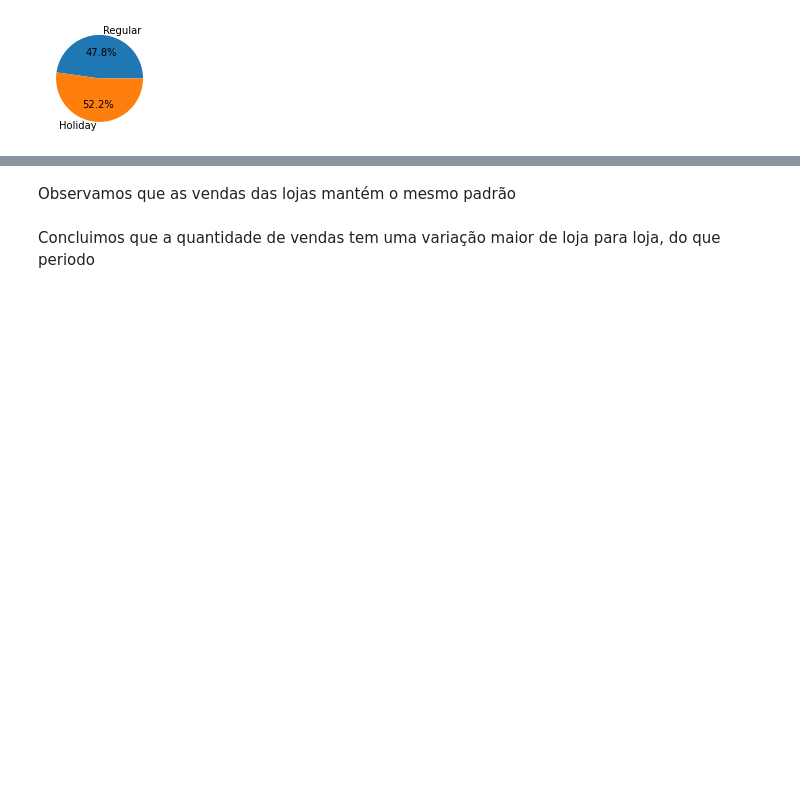
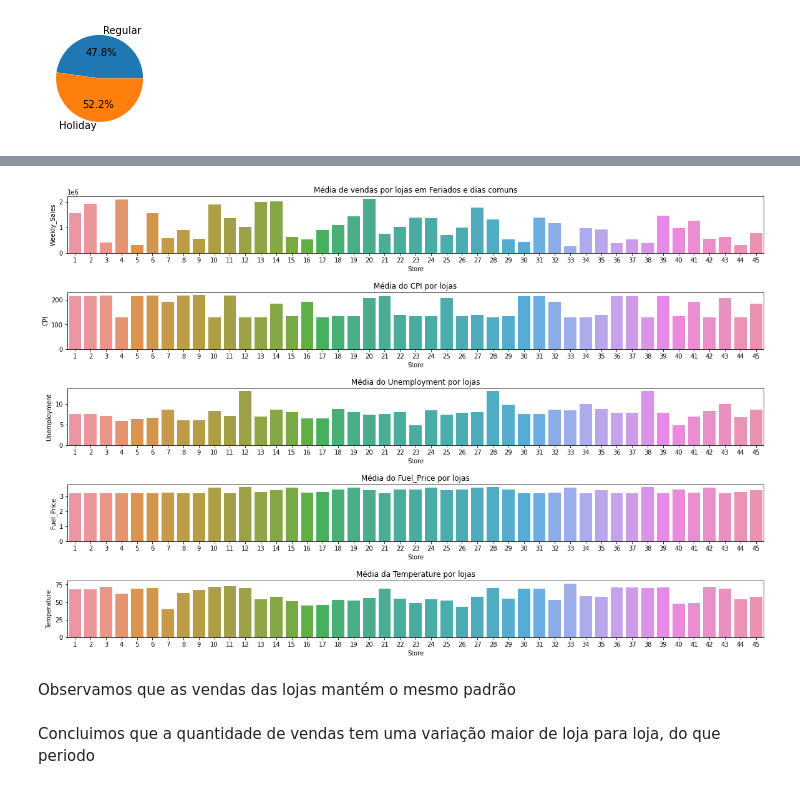
Before and after one commit to GingerLeh/deliverable-2, a Jupyter notebook: Deliverable2_grupo21_dex04.ipynb, the cells around one changed output, grey strips where cells are left out. Drawn from its saved outputs; the diff is of its cells as text; code cells hidden in the pictures; blank space fills up the shorter version.

```diff
--- a/Deliverable2_grupo21_dex04.ipynb
+++ b/Deliverable2_grupo21_dex04.ipynb
@@ -432,3 +512,29 @@ plt.show()
+# %%
+plt.figure(figsize=(20,13))
+plt.subplots_adjust(hspace = 0.7)
+plt.subplot(5,1,1)
+sns.barplot(x='Store', y='Weekly_Sales', data=df_loja)
+plt.title('Média de vendas por lojas em Feriados e dias comuns')
+
+plt.subplot(5,1,2)
+sns.barplot(x='Store', y='CPI', data=df_loja)
+plt.title('Média do CPI por lojas')
+
+plt.subplot(5,1,3)
+sns.barplot(x='Store', y='Unemployment', data=df_loja)
+plt.title('Média do Unemployment por lojas')
+
+plt.subplot(5,1,4)
+sns.barplot(x='Store', y='Fuel_Price', data=df_loja)
+plt.title('Média do Fuel_Price por lojas')
+
+plt.subplot(5,1,5)
+sns.barplot(x='Store', y='Temperature', data=df_loja)
+plt.title('Média da Temperature por lojas')
+
+plt.show()
+# %% [output]
+[figure, added]
 # %% [markdown]
 Observamos que as vendas das lojas mantém o mesmo padrão
 # %% [markdown]
```
Also changed, not shown: parts of 20 cells of this notebook.
